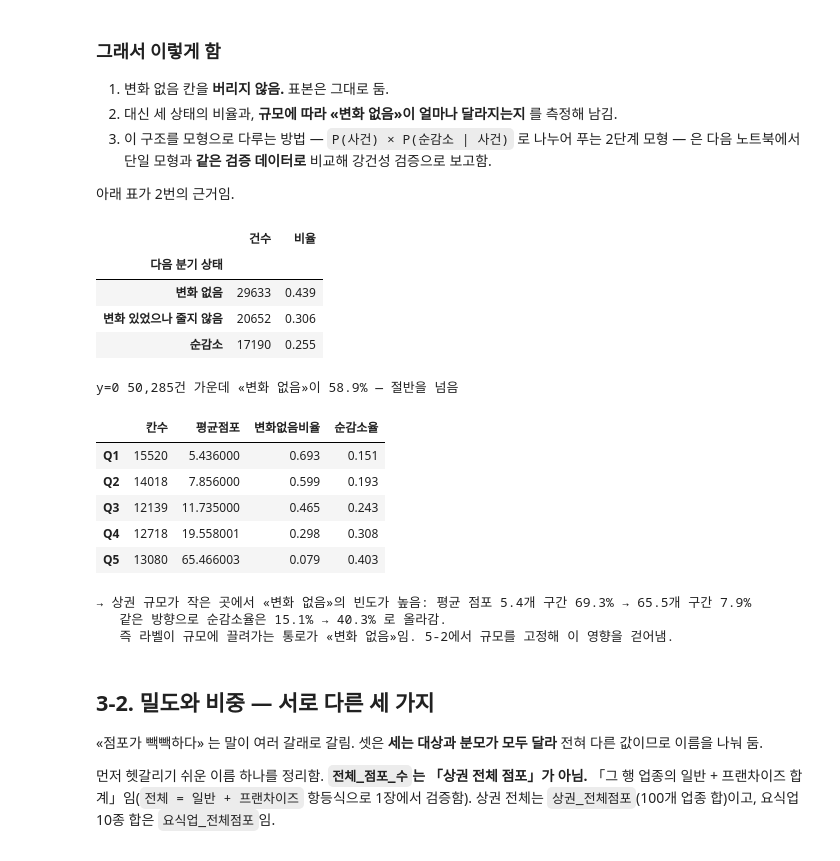
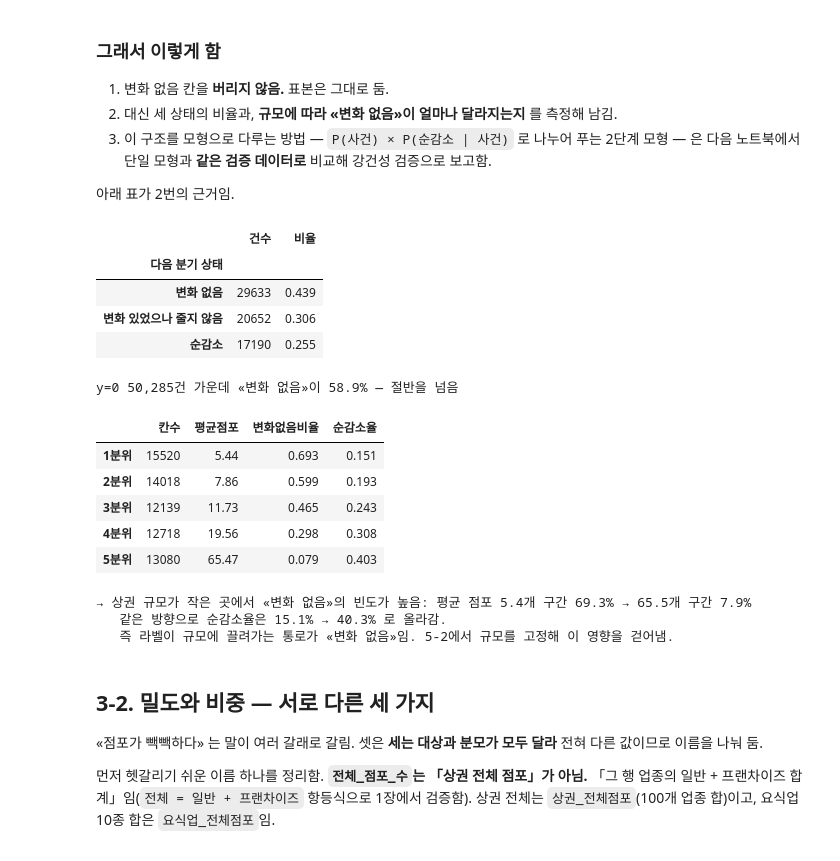
Before and after one commit to d97610-cloud/ai-data-bootcamp, a Jupyter notebook: Project_1_상권폐업위험조기경보/상권_폐업위험_데이터준비_EDA.ipynb, the cells around one changed output. Drawn from its saved outputs; the diff is of its cells as text; code cells hidden in the pictures.

```diff
--- a/Project_1_상권폐업위험조기경보/상권_폐업위험_데이터준비_EDA.ipynb
+++ b/Project_1_상권폐업위험조기경보/상권_폐업위험_데이터준비_EDA.ipynb
@@ -80,6 +80,34 @@ FOOD = ["한식음식점", "중식음식점", "일식음식점", "양식음식
         "패스트푸드점", "치킨전문점", "제과점", "커피-음료", "호프-간이주점"]
 
 print("원본 폴더:", RAW, "| 존재:", RAW.exists())
+# ── 그림 글씨 크기 — 문서에 두 개가 나란히 들어가도 읽히도록 키움 ──
+plt.rcParams.update({
+    "figure.dpi": 110,
+    "font.size": 12,
+    "axes.titlesize": 13,
+    "axes.labelsize": 12,
+    "xtick.labelsize": 11,
+    "ytick.labelsize": 11,
+    "legend.fontsize": 11,
+    "figure.titlesize": 14,
+})
+
+# ── 숫자 표기 — 과학적 표기(e-) 대신 자연 실수로 씀 ──
+def plain(v, max_dp=15):
+    """1.23e-13 처럼 지수로 나오는 값을 0.000000000000123 형태로 바꿈"""
+    if v is None: return "—"
+    try: v = float(v)
+    except (TypeError, ValueError): return str(v)
+    if v != v: return "NaN"
+    if v == 0: return "0"
+    a = abs(v)
+    if a >= 1e15: return f"{v:,.0f}"
+    dp = max_dp if a < 1e-4 else (4 if a < 1 else 2)
+    s = f"{v:,.{dp}f}"
+    if "." in s: s = s.rstrip("0").rstrip(".")
+    return s or "0"
+
+pd.set_option("display.float_format", plain)
 # %% [output]
 원본 폴더: C:\Users\지선호\OneDrive\바탕 화면\AI 데이터 인텔리전스\종합 과제\데이터 | 존재: True
 # %%
@@ -627,39 +651,39 @@ S_NONE, S_FLAT, S_DROP = "변화 없음", "변화 있었으나 줄지 않음", "
 d["다음상태"] = 상태
 
 t = (상태.value_counts().rename_axis("다음 분기 상태").to_frame("건수")
      .reindex([S_NONE, S_FLAT, S_DROP]))
 t["비율"] = (t["건수"] / t["건수"].sum()).round(3)
 display(t)
 print(f"y=0 {int((d['y']==0).sum()):,}건 가운데 «{S_NONE}»이 "
       f"{(상태[d['y']==0]==S_NONE).mean():.1%} — 절반을 넘음\n")
 
 d["규모구간"] = pd.qcut(np.log(d["전체_점포_수"]), 5, labels=False, duplicates="drop")
 size_tab = (d.assign(변화없음=(상태 == S_NONE).astype(int))
             .groupby("규모구간")
             .agg(칸수=("y", "size"), 평균점포=("전체_점포_수", "mean"),
                  변화없음비율=("변화없음", "mean"), 순감소율=("y", "mean")))
-size_tab.index = [f"Q{i+1}" for i in size_tab.index]
+size_tab.index = [f"{i+1}분위" for i in size_tab.index]
 display(size_tab.round(3))
 
 lo, hi = size_tab.iloc[0], size_tab.iloc[-1]
 print(f"→ 상권 규모가 작은 곳에서 «{S_NONE}»의 빈도가 높음: "
       f"평균 점포 {lo['평균점포']:.1f}개 구간 {lo['변화없음비율']:.1%} "
       f"→ {hi['평균점포']:.1f}개 구간 {hi['변화없음비율']:.1%}")
 print(f"   같은 방향으로 순감소율은 {lo['순감소율']:.1%} → {hi['순감소율']:.1%} 로 올라감.")
 print("   즉 라벨이 규모에 끌려가는 통로가 «변화 없음»임. 5-2에서 규모를 고정해 이 영향을 걷어냄.")
 # %% [output]
 |  | 건수 | 비율 |
 | 다음 분기 상태 |  |  |
 | 변화 없음 | 29633 | 0.439 |
 | 변화 있었으나 줄지 않음 | 20652 | 0.306 |
 | 순감소 | 17190 | 0.255 |
 y=0 50,285건 가운데 «변화 없음»이 58.9% — 절반을 넘음
 |  | 칸수 | 평균점포 | 변화없음비율 | 순감소율 |
-| Q1 | 15520 | 5.436000 | 0.693 | 0.151 |
-| Q2 | 14018 | 7.856000 | 0.599 | 0.193 |
-| Q3 | 12139 | 11.735000 | 0.465 | 0.243 |
-| Q4 | 12718 | 19.558001 | 0.298 | 0.308 |
-| Q5 | 13080 | 65.466003 | 0.079 | 0.403 |
+| 1분위 | 15520 | 5.44 | 0.693 | 0.151 |
+| 2분위 | 14018 | 7.86 | 0.599 | 0.193 |
+| 3분위 | 12139 | 11.73 | 0.465 | 0.243 |
+| 4분위 | 12718 | 19.56 | 0.298 | 0.308 |
+| 5분위 | 13080 | 65.47 | 0.079 | 0.403 |
 → 상권 규모가 작은 곳에서 «변화 없음»의 빈도가 높음: 평균 점포 5.4개 구간 69.3% → 65.5개 구간 7.9%
    같은 방향으로 순감소율은 15.1% → 40.3% 로 올라감.
    즉 라벨이 규모에 끌려가는 통로가 «변화 없음»임. 5-2에서 규모를 고정해 이 영향을 걷어냄.
```
Also changed, not shown: parts of 44 cells of this notebook, 3 other files.
